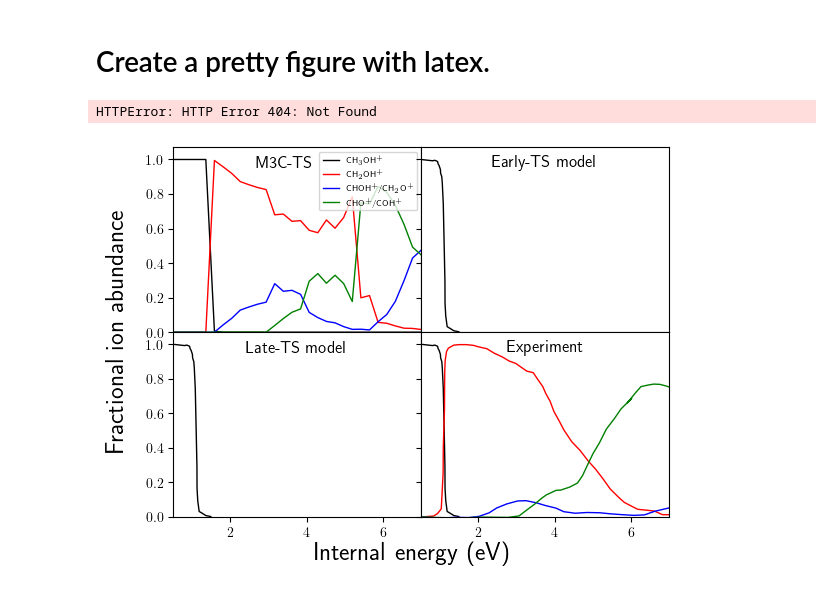
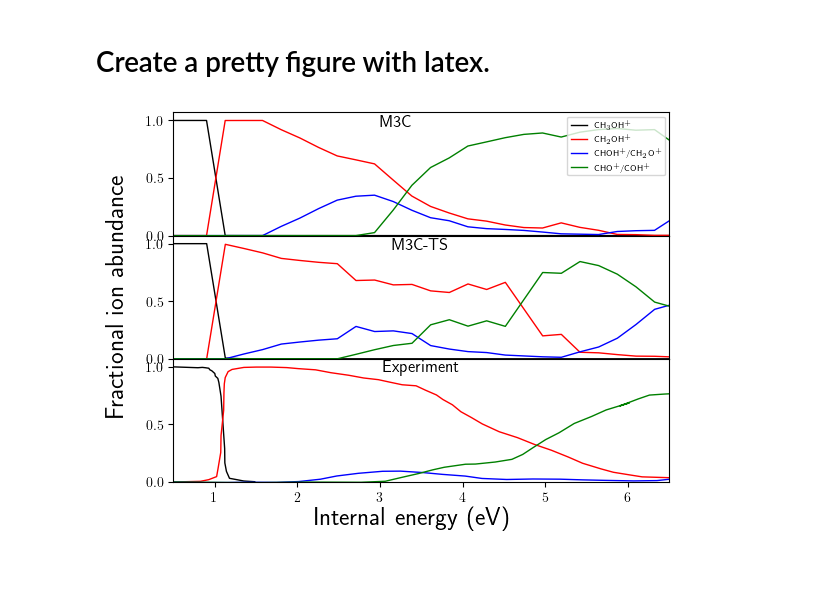
Before and after one commit to emartineznunez/latex, a Jupyter notebook: colab.ipynb, the cells around one changed output. Saved outputs shown, nothing was run; the diff lists cells and outputs as text; code cells hidden in the pictures.

```diff
--- a/colab.ipynb
+++ b/colab.ipynb
@@ -12,8 +12,7 @@ from matplotlib import pyplot
 import pandas as pd
 exper = pd.read_csv("https://raw.githubusercontent.com/emartineznunez/latex/master/exp.csv")
 m3c_ts = pd.read_csv("https://raw.githubusercontent.com/emartineznunez/latex/master/M3C_TS.csv")
+m3c = pd.read_csv("https://raw.githubusercontent.com/emartineznunez/latex/master/M3C.csv")
-# %% [output]
-HTTPError: HTTP Error 404: Not Found
 # %%
 # @title ##### Figure
 
@@ -21,57 +20,74 @@ HTTPError: HTTP Error 404: Not Found
 px = exper['parent_x']
 py = exper['parent_y']
 
-x = m3c_ts['X']
-parent = m3c_ts['parent']
+x_m3cts = m3c_ts['X']
+x_m3c = m3c['X']
+
+parent_m3cts = m3c_ts['parent']
 ch2oh_m3cts = m3c_ts['ch2oh']
 ch2o_m3cts = m3c_ts['ch2o']
 hco_m3cts = m3c_ts['hco']
+
+parent_m3c = m3c['parent']
+ch2oh_m3c = m3c['ch2oh']
+ch2o_m3c = m3c['ch2o']
+hco_m3c = m3c['hco']
+
 
 ch2ohx = exper['ch2oh_x']
 ch2ohy = exper['ch2oh_y']
 
 chohx = exper['choh_x']
 chohy = exper['choh_y']
 
 chox = exper['cho_x']
 choy = exper['cho_y']
 
 pyplot.rcParams['text.usetex'] = True
 
 fig = pyplot.figure()
-gs = fig.add_gridspec(2, 2, hspace=0, wspace=0)
-(ax1, ax2), (ax3, ax4) = gs.subplots(sharex='col', sharey='row')
+#gs = fig.add_gridspec(2, 2, hspace=0, wspace=0)
+#(ax1, ax2), (ax3, ax4) = gs.subplots(sharex='col', sharey='row')
+gs = fig.add_gridspec(3, 1, hspace=0, wspace=0)
+(ax1), (ax2) ,(ax4) = gs.subplots(sharex='col', sharey='row')
 
-ax1.plot(x,parent,'-',color='black',label='CH$_3$OH$^+$',mfc='none',linewidth=1.0)
-ax1.plot(x,ch2oh_m3cts,'-',color='red',label='CH$_2$OH$^+$',mfc='none',linewidth=1.0)
-ax1.plot(x,ch2o_m3cts,'-',color='blue',label='CHOH$^+$/CH$_2$O$^+$',mfc='none',linewidth=1.0)
-ax1.plot(x,hco_m3cts,'-',color='green',label='CHO$^+$/COH$^+$',mfc='none',linewidth=1.0)
-ax2.plot(px-10.5,py,'-',color='black',label='CH$_3$OH$^+$',mfc='none',linewidth=1.0)
-ax3.plot(px-10.5,py,'-',color='black',label='CH$_3$OH$^+$',mfc='none',linewidth=1.0)
+
+ax2.plot(x_m3cts-0.45,parent_m3cts,'-',color='black',label='CH$_3$OH$^+$',mfc='none',linewidth=1.0)
+ax2.plot(x_m3cts-0.45,ch2oh_m3cts,'-',color='red',label='CH$_2$OH$^+$',mfc='none',linewidth=1.0)
+ax2.plot(x_m3cts-0.45,ch2o_m3cts,'-',color='blue',label='CHOH$^+$/CH$_2$O$^+$',mfc='none',linewidth=1.0)
+ax2.plot(x_m3cts-0.45,hco_m3cts,'-',color='green',label='CHO$^+$/COH$^+$',mfc='none',linewidth=1.0)
+
+ax1.plot(x_m3c,parent_m3c,'-',color='black',label='CH$_3$OH$^+$',mfc='none',linewidth=1.0)
+ax1.plot(x_m3c,ch2oh_m3c,'-',color='red',label='CH$_2$OH$^+$',mfc='none',linewidth=1.0)
+ax1.plot(x_m3c,ch2o_m3c,'-',color='blue',label='CHOH$^+$/CH$_2$O$^+$',mfc='none',linewidth=1.0)
+ax1.plot(x_m3c,hco_m3c,'-',color='green',label='CHO$^+$/COH$^+$',mfc='none',linewidth=1.0)
+
+
+
 ax4.plot(px-10.5,py,'-',color='black',label='CH$_3$OH$^+$',mfc='none',linewidth=1.0)
 ax4.plot(ch2ohx-10.5,ch2ohy,'-',color='red',label='CH$_2$OH$^+$',mfc='none',linewidth=1.0)
 ax4.plot(chohx-10.5,chohy,'-',color='blue',label='CHOH$^+$/CH$_2$O$^+$',mfc='none',linewidth=1.0)
 ax4.plot(chox-10.5,choy,'-',color='green',label='CHO$^+$/COH$^+$',mfc='none',linewidth=1.0)
-ax1.set_xlim(0.5,7)
-ax2.set_xlim(0.5,7)
-ax3.set_xlim(0.5,7)
-ax4.set_xlim(0.5,7)
+ax1.set_xlim(0.5,6.5)
+ax2.set_xlim(0.5,6.5)
+
+ax4.set_xlim(0.5,6.5)
 ax1.set_ylim(0,1.07)
 ax2.set_ylim(0,1.07)
-ax3.set_ylim(0,1.07)
+
 ax4.set_ylim(0,1.07)
 ax1.legend(fontsize=6,loc="upper right")
-ax1.set_title('M3C-TS',x=0.45, y=0.9,pad=-1)
-ax2.set_title('Early-TS model',y=0.9,pad=-1)
-ax3.set_title('Late-TS model',y=0.9,pad=-1)
+ax1.set_title('M3C',x=0.45, y=0.9,pad=-1)
+ax2.set_title('M3C-TS',y=0.9,pad=-1)
+
 ax4.set_title('Experiment',y=0.9,pad=-1)
 
 for ax in fig.get_axes():
     ax.label_outer()
 
 fig.supylabel('Fractional ion abundance',fontsize=18)
 fig.supxlabel('Internal energy (eV)',fontsize=18)
 pyplot.savefig('comp2.svg')
 pyplot.show()
 # %% [output]
-[figure, old version]
+[figure, new version]
```
